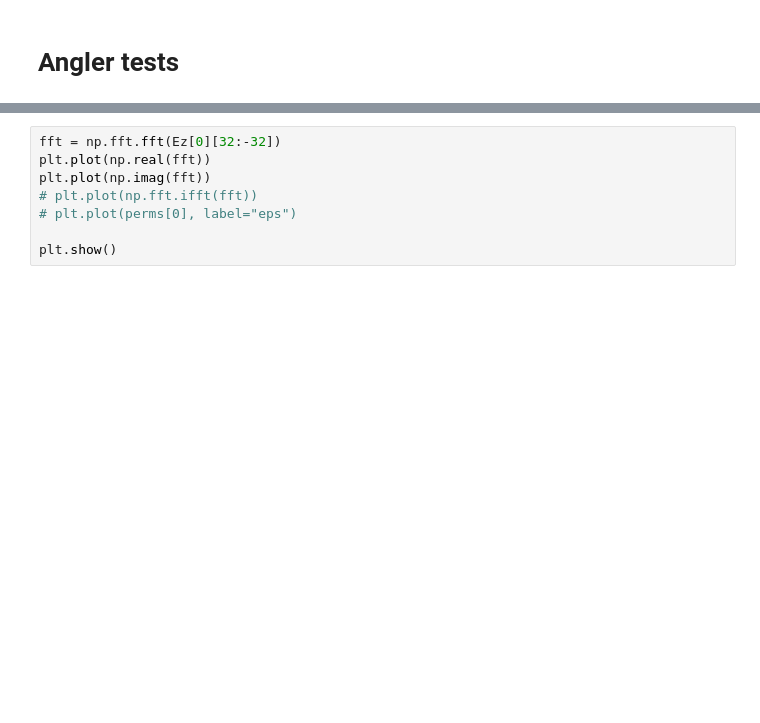
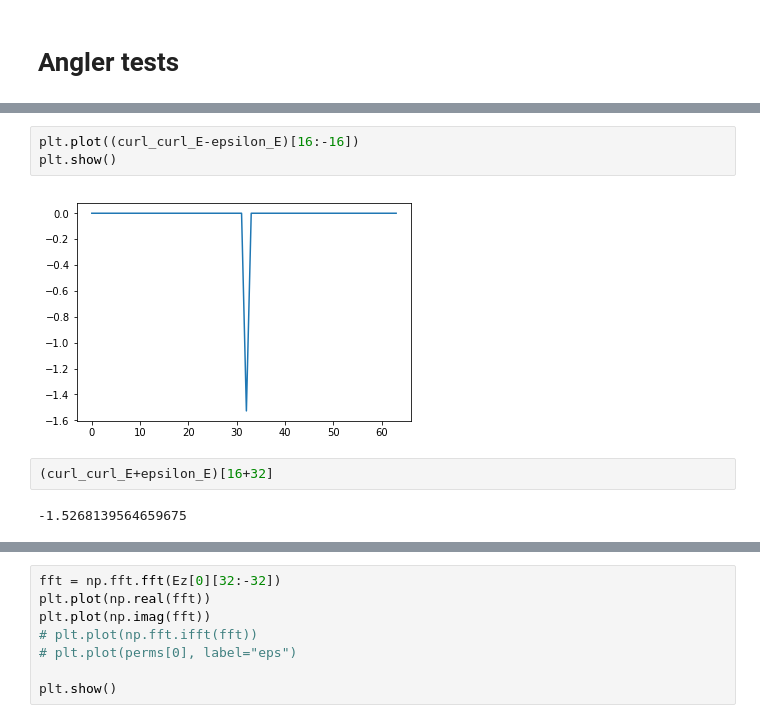
Before and after one commit to bencbartlett/neural-maxwell, a Jupyter notebook: Angler_tests.ipynb, the cells around one changed output, grey strips where cells are left out. Cells and saved outputs as stored; diff of their text form; blank space fills up the shorter version.

```diff
--- a/Angler_tests.ipynb
+++ b/Angler_tests.ipynb
@@ -99,3 +146,12 @@ plt.show()
+# %%
+plt.plot((curl_curl_E-epsilon_E)[16:-16])
+plt.show()
+# %% [output]
+[figure, added]
+# %%
+(curl_curl_E+epsilon_E)[16+32]
+# %% [output]
+-1.5268139564659675
 # %%
 A = sim.A.todense()
 curl=np.real(np.asarray(A[15:-15,15:-15] @ np.real(Ez)[15:-15].flatten()))[0]
```
Also changed, not shown: parts of 11 cells of this notebook, 7 other files.
